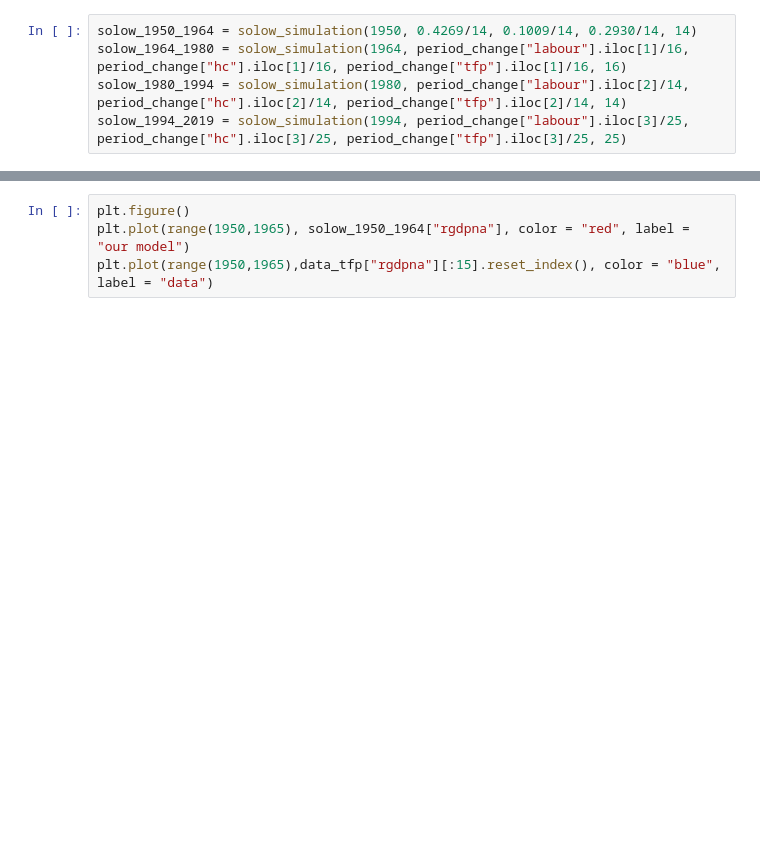
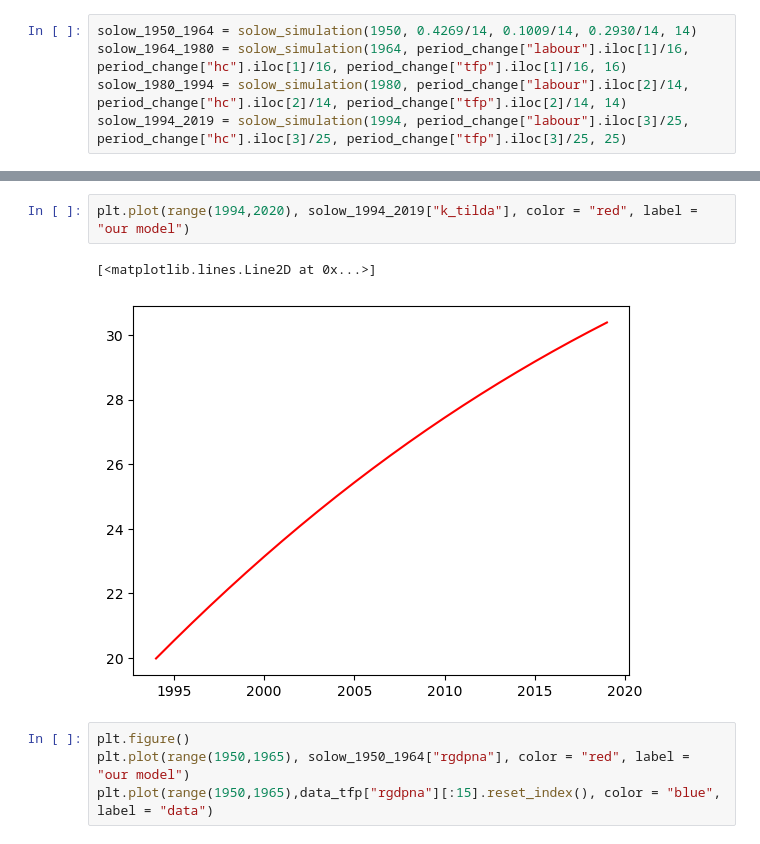
Before and after one commit to Jessie-Fung/ec2b1-brazil, a Jupyter notebook: code/code.ipynb, the cells around one changed output, grey strips where cells are left out. Drawn from its saved outputs; the diff is of its cells as text; blank space fills up the shorter version.

```diff
--- a/code/code.ipynb
+++ b/code/code.ipynb
@@ -652,3 +685,8 @@ solow_1994_2019 = solow_simulation(1994, period_change["labour"].iloc[3]/25, per
+# %%
+plt.plot(range(1994,2020), solow_1994_2019["k_tilda"], color = "red", label = "our model")
+# %% [output]
+[<matplotlib.lines.Line2D at 0x...>]
+[figure, added]
 # %%
 plt.figure()
 plt.plot(range(1950,1965), solow_1950_1964["rgdpna"], color = "red", label = "our model")
```
Also changed, not shown: parts of 17 cells of this notebook.
